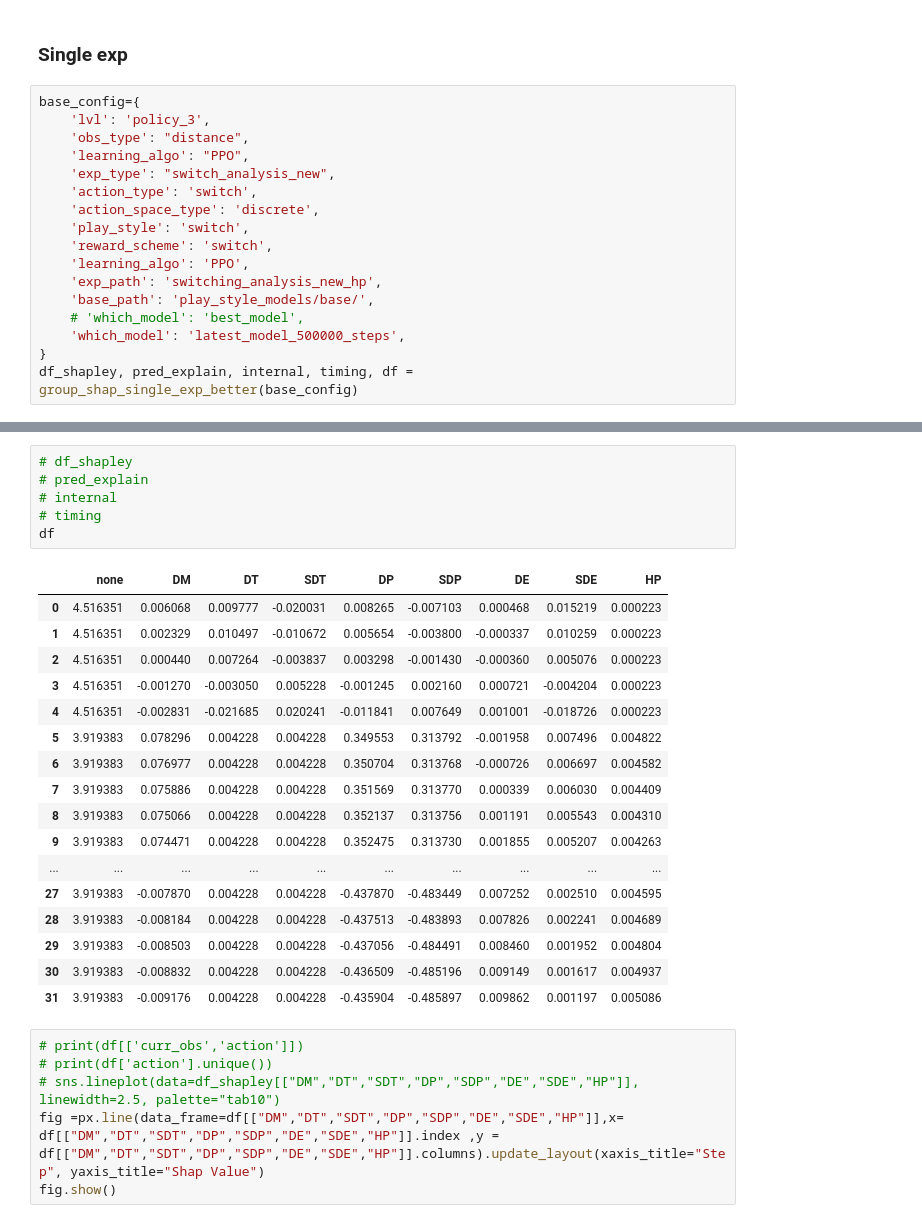
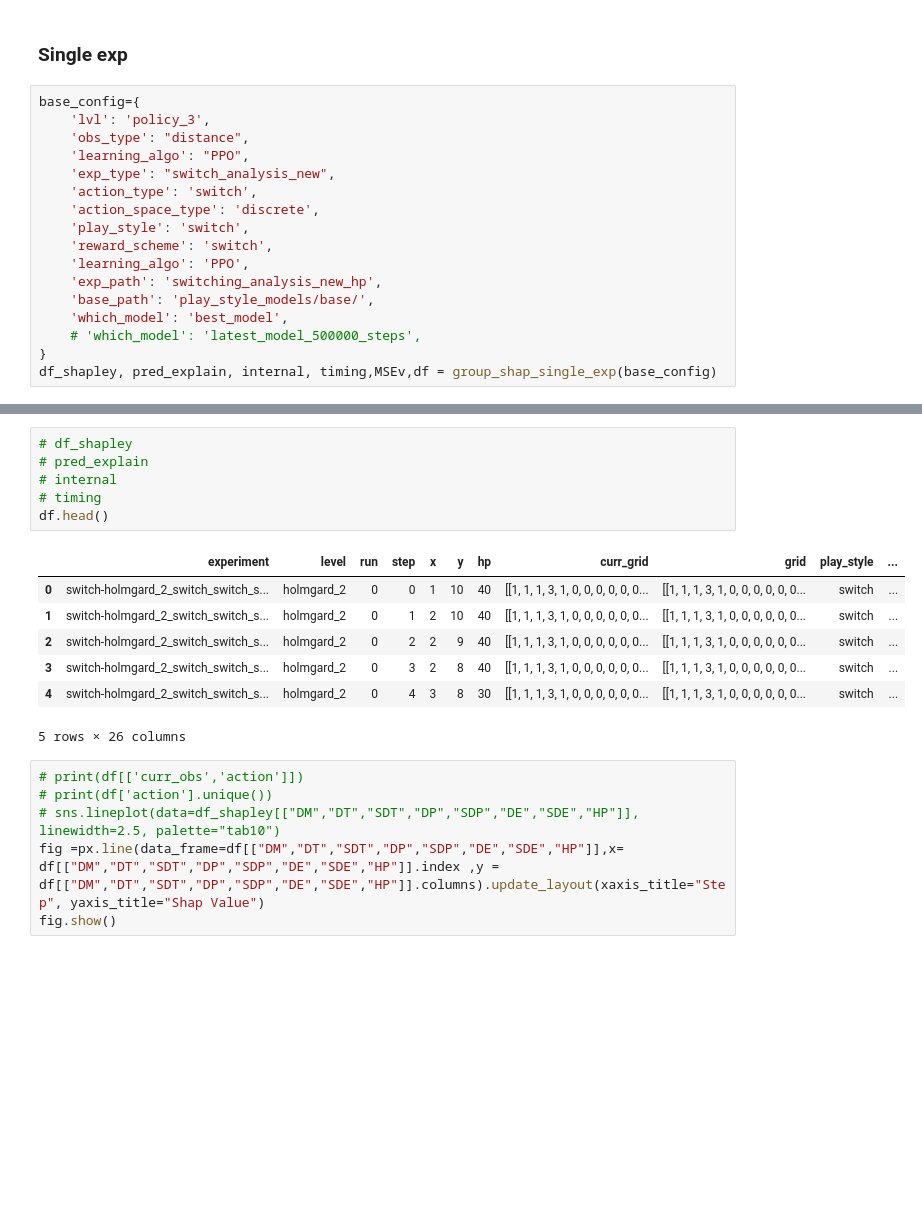
Before and after one commit to AlexVogt1/gym-md, a Jupyter notebook: groupshap.ipynb, the cells around one changed output, grey strips where cells are left out. Drawn from its saved outputs; the diff is of its cells as text; blank space fills up the shorter version.

```diff
--- a/groupshap.ipynb
+++ b/groupshap.ipynb
@@ -1251,10 +1347,10 @@ base_config={
     'learning_algo': 'PPO',
     'exp_path': 'switching_analysis_new_hp',
     'base_path': 'play_style_models/base/',
-    # 'which_model': 'best_model',
-    'which_model': 'latest_model_500000_steps',
+    'which_model': 'best_model',
+    # 'which_model': 'latest_model_500000_steps',
 }
-df_shapley, pred_explain, internal, timing, df = group_shap_single_exp_better(base_config)
+df_shapley, pred_explain, internal, timing,MSEv,df = group_shap_single_exp(base_config)
 # %% [output]
 ----------Generating Data----------
 {'lvl': 'policy_3', 'obs_type': 'distance', 'learning_algo': 'PPO', 'exp_type': 'switch_analysis_new', 'action_type': 'switch', 'action_space_type': 'discrete', 'play_style': 'switch', 'reward_scheme' ...
@@ -1303,27 +1376,17 @@ Name: curr_obs, dtype: object
 # %%
 # df_shapley
 # pred_explain
 # internal
 # timing
-df
+df.head()
 # %% [output]
-|  | none | DM | DT | SDT | DP | SDP | DE | SDE | HP |
-| 0 | 4.516351 | 0.006068 | 0.009777 | -0.020031 | 0.008265 | -0.007103 | 0.000468 | 0.015219 | 0.000223 |
-| 1 | 4.516351 | 0.002329 | 0.010497 | -0.010672 | 0.005654 | -0.003800 | -0.000337 | 0.010259 | 0.000223 |
-| 2 | 4.516351 | 0.000440 | 0.007264 | -0.003837 | 0.003298 | -0.001430 | -0.000360 | 0.005076 | 0.000223 |
-| 3 | 4.516351 | -0.001270 | -0.003050 | 0.005228 | -0.001245 | 0.002160 | 0.000721 | -0.004204 | 0.000223 |
-| 4 | 4.516351 | -0.002831 | -0.021685 | 0.020241 | -0.011841 | 0.007649 | 0.001001 | -0.018726 | 0.000223 |
-| 5 | 3.919383 | 0.078296 | 0.004228 | 0.004228 | 0.349553 | 0.313792 | -0.001958 | 0.007496 | 0.004822 |
-| 6 | 3.919383 | 0.076977 | 0.004228 | 0.004228 | 0.350704 | 0.313768 | -0.000726 | 0.006697 | 0.004582 |
-| 7 | 3.919383 | 0.075886 | 0.004228 | 0.004228 | 0.351569 | 0.313770 | 0.000339 | 0.006030 | 0.004409 |
-| 8 | 3.919383 | 0.075066 | 0.004228 | 0.004228 | 0.352137 | 0.313756 | 0.001191 | 0.005543 | 0.004310 |
-| 9 | 3.919383 | 0.074471 | 0.004228 | 0.004228 | 0.352475 | 0.313730 | 0.001855 | 0.005207 | 0.004263 |
-| ... | ... | ... | ... | ... | ... | ... | ... | ... | ... |
-| 27 | 3.919383 | -0.007870 | 0.004228 | 0.004228 | -0.437870 | -0.483449 | 0.007252 | 0.002510 | 0.004595 |
-| 28 | 3.919383 | -0.008184 | 0.004228 | 0.004228 | -0.437513 | -0.483893 | 0.007826 | 0.002241 | 0.004689 |
-| 29 | 3.919383 | -0.008503 | 0.004228 | 0.004228 | -0.437056 | -0.484491 | 0.008460 | 0.001952 | 0.004804 |
-| 30 | 3.919383 | -0.008832 | 0.004228 | 0.004228 | -0.436509 | -0.485196 | 0.009149 | 0.001617 | 0.004937 |
-| 31 | 3.919383 | -0.009176 | 0.004228 | 0.004228 | -0.435904 | -0.485897 | 0.009862 | 0.001197 | 0.005086 |
+|  | experiment | level | run | step | x | y | hp | curr_grid | grid | play_style | ... |
+| 0 | switch-holmgard_2_switch_switch_s... | holmgard_2 | 0 | 0 | 1 | 10 | 40 | [[1, 1, 1, 3, 1, 0, 0, 0, 0, 0, 0... | [[1, 1, 1, 3, 1, 0, 0, 0, 0, 0, 0... | switch | ... |
+| 1 | switch-holmgard_2_switch_switch_s... | holmgard_2 | 0 | 1 | 2 | 10 | 40 | [[1, 1, 1, 3, 1, 0, 0, 0, 0, 0, 0... | [[1, 1, 1, 3, 1, 0, 0, 0, 0, 0, 0... | switch | ... |
+| 2 | switch-holmgard_2_switch_switch_s... | holmgard_2 | 0 | 2 | 2 | 9 | 40 | [[1, 1, 1, 3, 1, 0, 0, 0, 0, 0, 0... | [[1, 1, 1, 3, 1, 0, 0, 0, 0, 0, 0... | switch | ... |
+| 3 | switch-holmgard_2_switch_switch_s... | holmgard_2 | 0 | 3 | 2 | 8 | 40 | [[1, 1, 1, 3, 1, 0, 0, 0, 0, 0, 0... | [[1, 1, 1, 3, 1, 0, 0, 0, 0, 0, 0... | switch | ... |
+| 4 | switch-holmgard_2_switch_switch_s... | holmgard_2 | 0 | 4 | 3 | 8 | 30 | [[1, 1, 1, 3, 1, 0, 0, 0, 0, 0, 0... | [[1, 1, 1, 3, 1, 0, 0, 0, 0, 0, 0... | switch | ... |
+5 rows × 26 columns
 # %%
 # print(df[['curr_obs','action']])
 # print(df['action'].unique())
```
Also changed, not shown: parts of 15 cells of this notebook, 23 other files.
